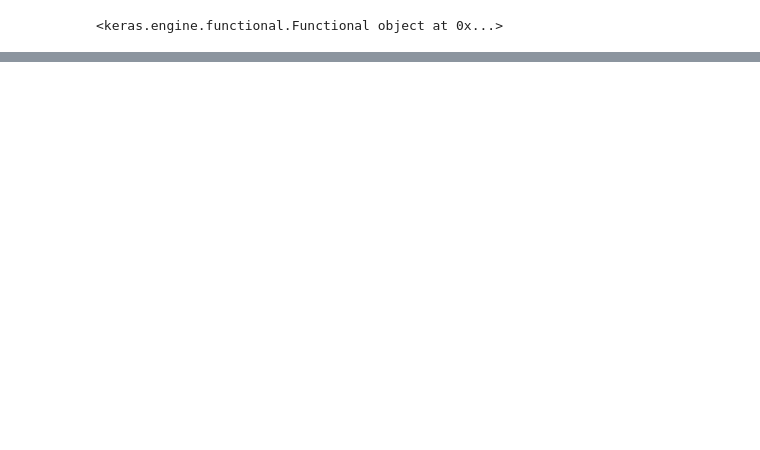
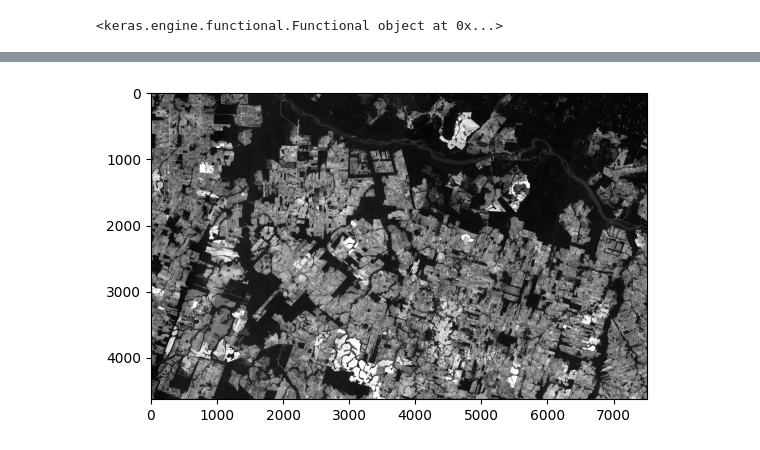
Before and after one commit to liuyi0316/deep-learning-based-multi-source-data-fusion-for-biomass-estimation, a Jupyter notebook: multimodal.ipynb, the cells around one changed output, grey strips where cells are left out. Saved outputs shown, nothing was run; the diff lists cells and outputs as text; code cells hidden in the pictures; blank space fills up the shorter version.

```diff
--- a/multimodal.ipynb
+++ b/multimodal.ipynb
@@ -948,0 +894,2 @@ plt.show()
+# %%
+TEST=["3_1.tif","3_2.tif","3_3.tif","3_4.tif","3_5.tif","3_6.tif","3_7.tif","3_8.tif","3_9.tif"]
@@ -948,0 +909,33 @@ plt.show()
+# %%
+SCENE_IDX = 8
+s1_image_path = os.path.join(S1_IMAGE_DIR, TEST[SCENE_IDX])
+s2_10_image_path = os.path.join(S2_10_IMAGE_DIR,TEST[SCENE_IDX])
+s2_20_image_path = os.path.join(S2_20_IMAGE_DIR, TEST[SCENE_IDX])
+gedi_image_path = os.path.join(GEDI_IMAGE_DIR,TEST[SCENE_IDX])
+
+
+s1_image1 = read_and_preprocess_image(s1_image_path)
+s2_10_image1 = read_and_preprocess_image(s2_10_image_path)
+s2_20_image1 = read_and_preprocess_image(s2_20_image_path)
+gedi_image1 = read_and_preprocess_image(gedi_image_path)
+
+# 组织图像输入
+images = {
+    's1': s1_image1,
+    's2_10': s2_10_image1,
+    's2_20': s2_20_image1,
+    'gedi': gedi_image1
+}
+
+
+label_250_path = os.path.join(LABEL_250_DIR_normalized, TEST[SCENE_IDX])
+label_250 = read_single_band_image(label_250_path)
+
+
+label_100_path = os.path.join(LABEL_100_DIR_normalized, TEST[SCENE_IDX])
+label_100 = read_single_band_image(label_100_path)
+# %%
+plt.imshow(s2_10_image1[:, :, 0], cmap='gray')
+plt.show()
+# %% [output]
+[figure, added]
```
Also changed, not shown: parts of 85 cells of this notebook.
